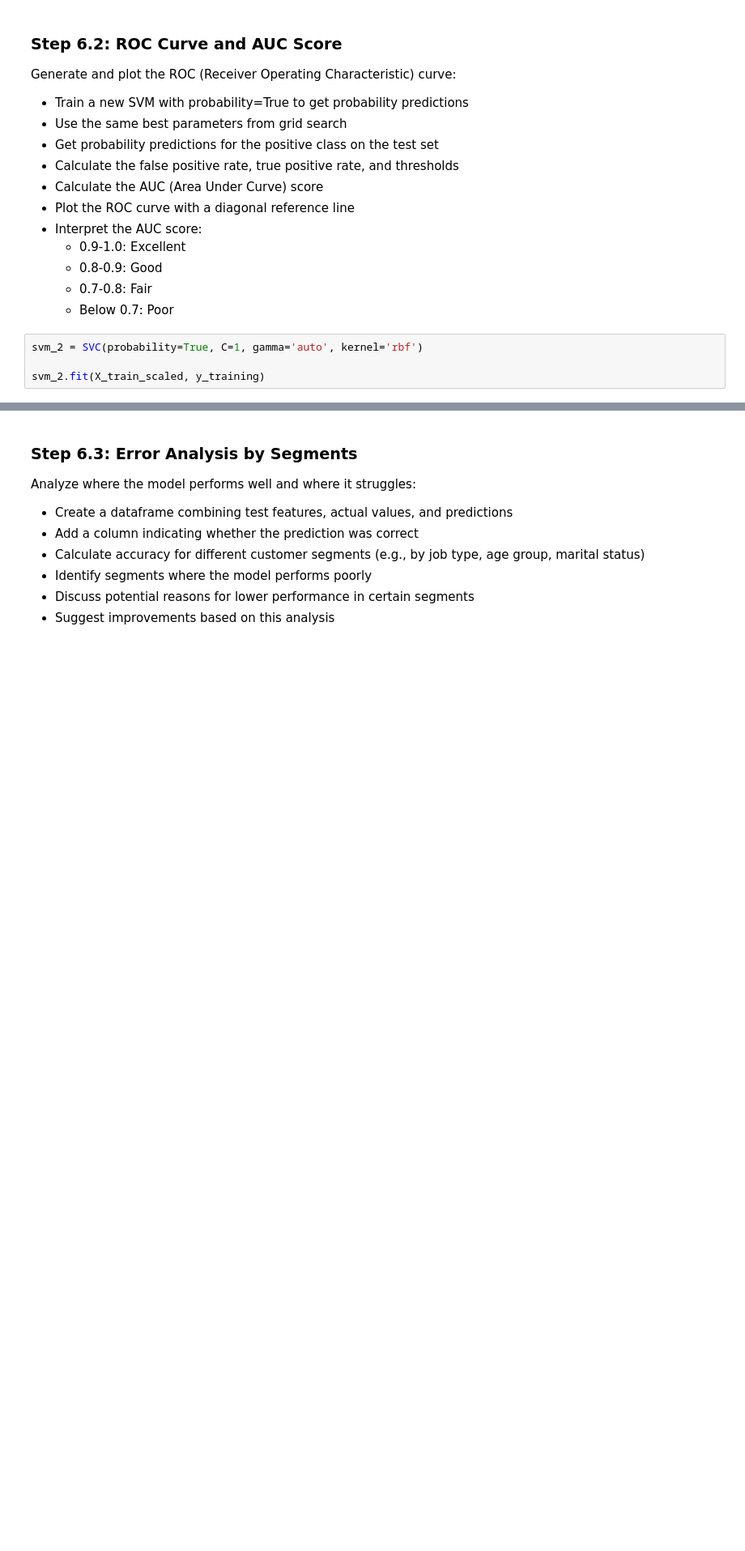
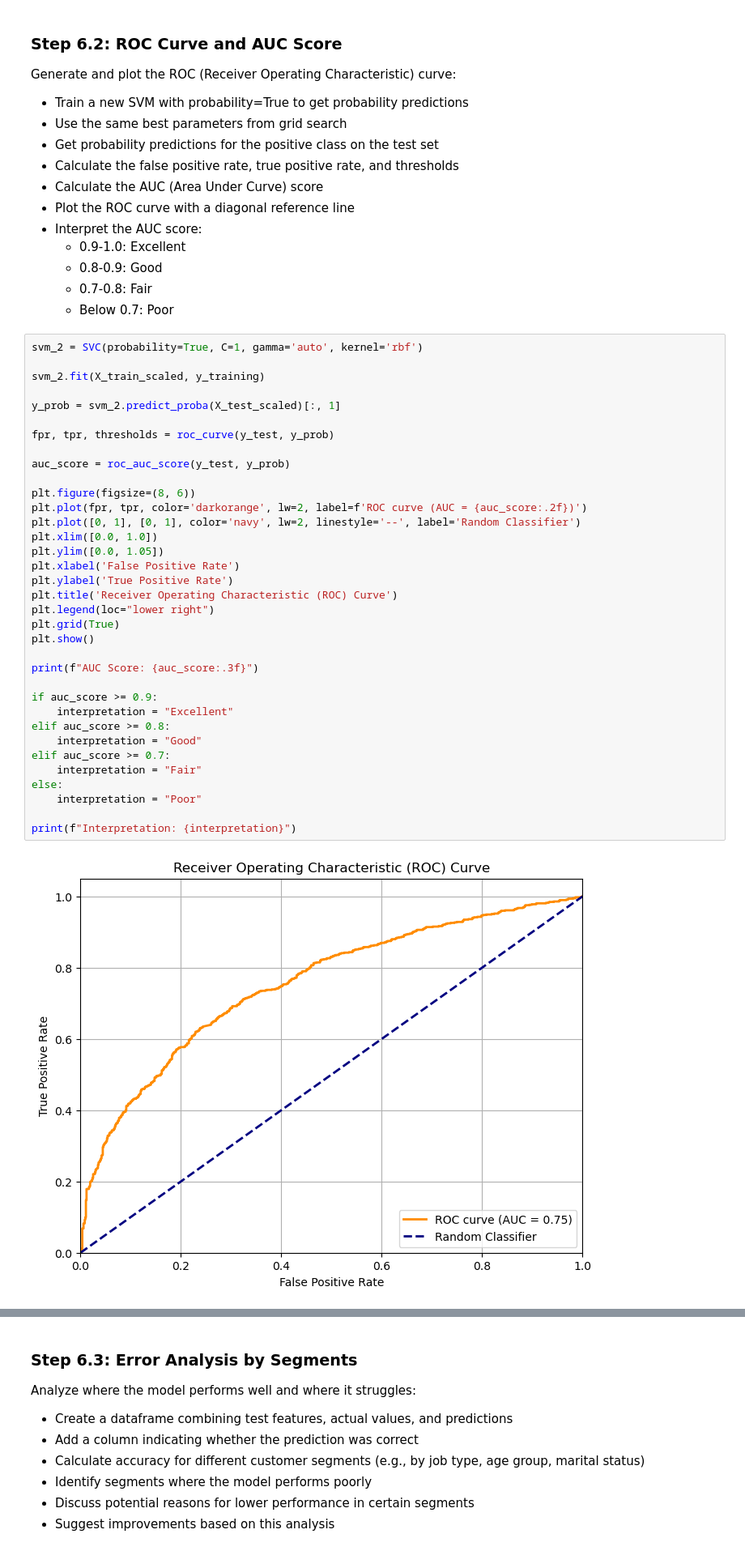
Before and after one commit to LittleVigney/COMPX310, a Jupyter notebook: Lab/Lab7/Lab07_SVM_Banking.ipynb, the cells around one changed output, grey strips where cells are left out. Shown: that part at 81% size. Cells and saved outputs as stored; diff of their text form; blank space fills up the shorter version.

```diff
--- a/Lab/Lab7/Lab07_SVM_Banking.ipynb
+++ b/Lab/Lab7/Lab07_SVM_Banking.ipynb
@@ -603,7 +603,40 @@ Generate and plot the ROC (Receiver Operating Characteristic) curve:
   - 0.8-0.9: Good
   - 0.7-0.8: Fair
   - Below 0.7: Poor
-# %%
-svm_2 = SVC(probability=True, C=1, gamma='auto', kernel='rbf')
-
-svm_2.fit(X_train_scaled, y_training)
+# %%
+svm_2 = SVC(probability=True, C=1, gamma='auto', kernel='rbf')
+
+svm_2.fit(X_train_scaled, y_training)
+
+y_prob = svm_2.predict_proba(X_test_scaled)[:, 1]
+
+fpr, tpr, thresholds = roc_curve(y_test, y_prob)
+
+auc_score = roc_auc_score(y_test, y_prob)
+
+plt.figure(figsize=(8, 6))
+plt.plot(fpr, tpr, color='darkorange', lw=2, label=f'ROC curve (AUC = {auc_score:.2f})')
+plt.plot([0, 1], [0, 1], color='navy', lw=2, linestyle='--', label='Random Classifier')
+plt.xlim([0.0, 1.0])
+plt.ylim([0.0, 1.05])
+plt.xlabel('False Positive Rate')
+plt.ylabel('True Positive Rate')
+plt.title('Receiver Operating Characteristic (ROC) Curve')
+plt.legend(loc="lower right")
+plt.grid(True)
+plt.show()
+
+print(f"AUC Score: {auc_score:.3f}")
+
+if auc_score >= 0.9:
+    interpretation = "Excellent"
+elif auc_score >= 0.8:
+    interpretation = "Good"
+elif auc_score >= 0.7:
+    interpretation = "Fair"
+else:
+    interpretation = "Poor"
+
+print(f"Interpretation: {interpretation}")
+# %% [output]
+[figure, added]
```
Also changed, not shown: parts of 14 cells of this notebook.
